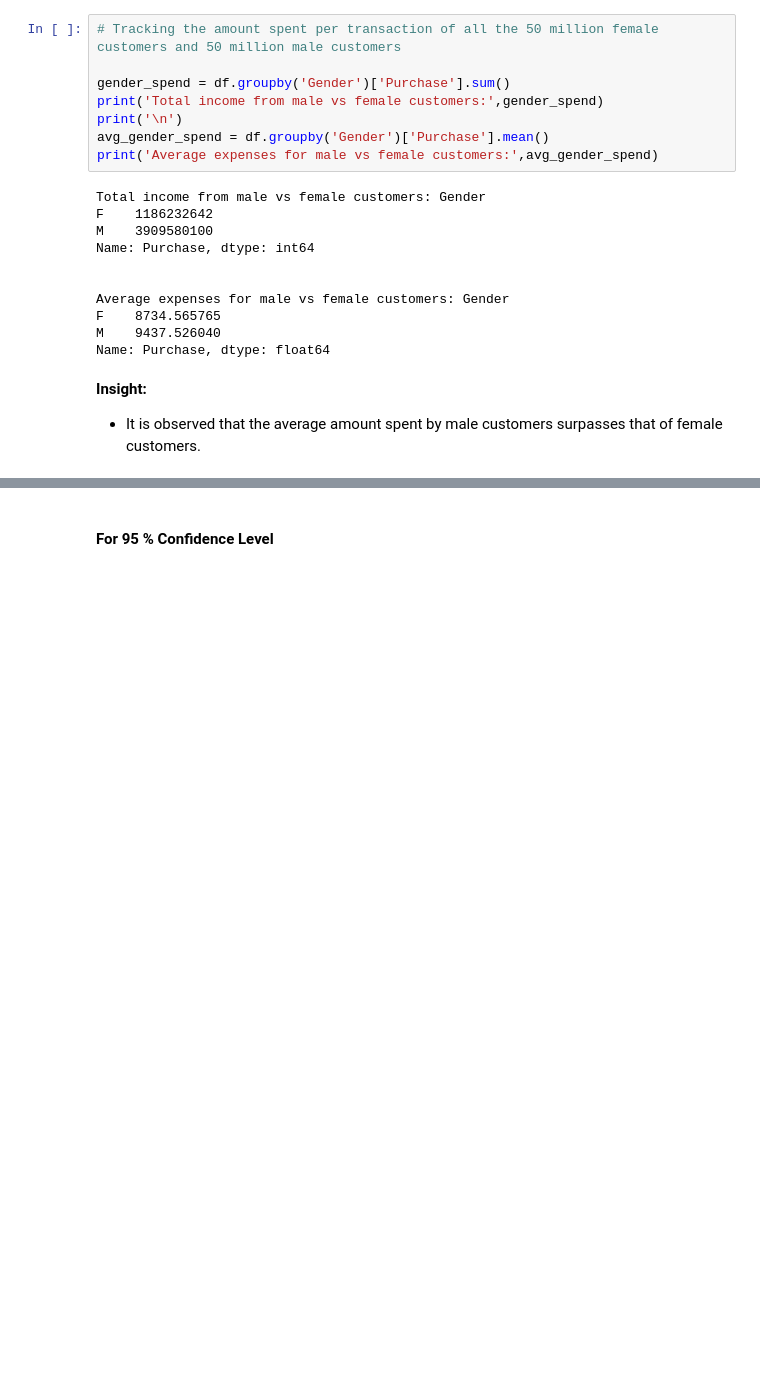
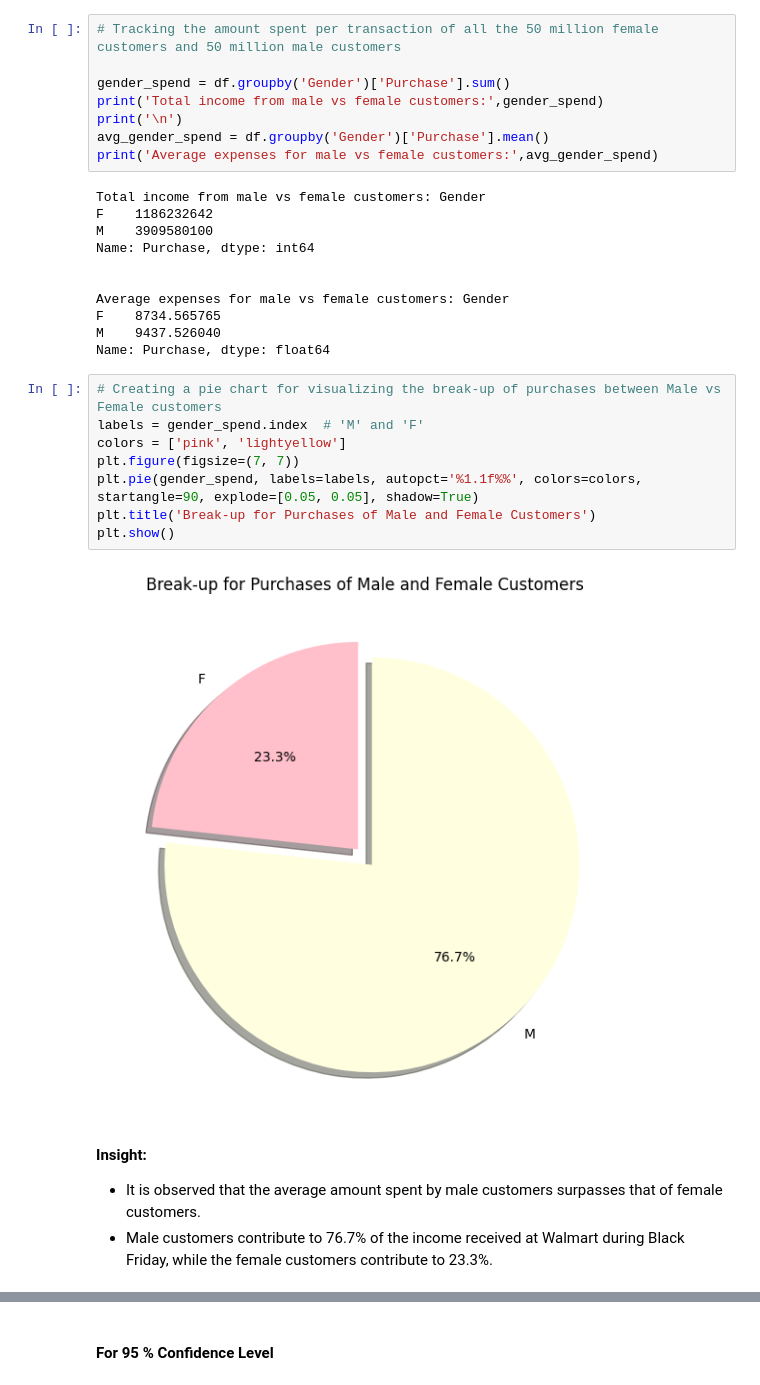
Before and after one commit to SDPreetham/Walmart_Case_Study, a Jupyter notebook: Walmart_Case_Study.ipynb, the cells around one changed output, grey strips where cells are left out. Saved outputs shown, nothing was run; the diff lists cells and outputs as text; blank space fills up the shorter version.

```diff
--- a/Walmart_Case_Study.ipynb
+++ b/Walmart_Case_Study.ipynb
@@ -184,10 +184,21 @@ Average expenses for male vs female customers: Gender
 F    8734.565765
 M    9437.526040
 Name: Purchase, dtype: float64
+# %%
+# Creating a pie chart for visualizing the break-up of purchases between Male vs Female customers
+labels = gender_spend.index  # 'M' and 'F'
+colors = ['pink', 'lightyellow']
+plt.figure(figsize=(7, 7))
+plt.pie(gender_spend, labels=labels, autopct='%1.1f%%', colors=colors, startangle=90, explode=[0.05, 0.05], shadow=True)
+plt.title('Break-up for Purchases of Male and Female Customers')
+plt.show()
+# %% [output]
+[figure, added]
 # %% [markdown]
 **Insight:**
 
 *  It is observed that the average amount spent by male customers surpasses that of female customers.
+* Male customers contribute to 76.7% of the income received at Walmart during Black Friday, while the female customers contribute to 23.3%.
 # %% [markdown]
 ###  **Estimating the Confidence Interval**
 
```
Also changed, not shown: parts of 3 cells of this notebook.
